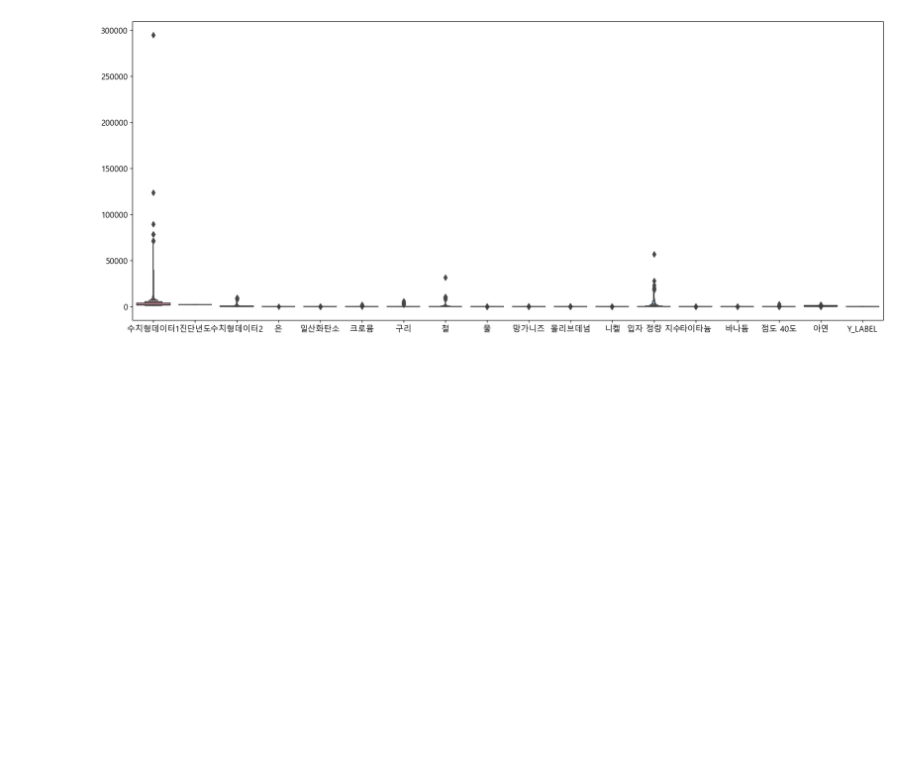
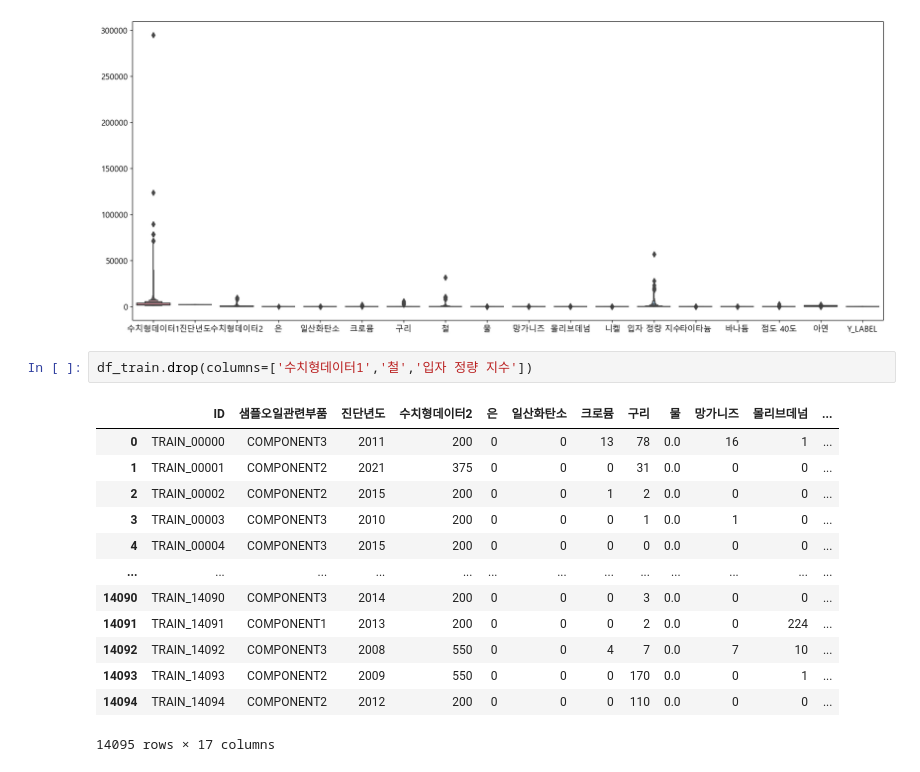
Before and after one commit to YoonJiHwan98/Sejoing_Univ_3-2, a Jupyter notebook: construct_Oil/data_EDA.ipynb, the cells around one changed output. Cells and saved outputs as stored; diff of their text form; blank space fills up the shorter version.

```diff
--- a/construct_Oil/data_EDA.ipynb
+++ b/construct_Oil/data_EDA.ipynb
@@ -304,3 +304,19 @@ sns.boxenplot(df_train)
 plt.show()
 # %% [output]
 [figure]
+# %%
+df_train.drop(columns=['수치형데이터1','철','입자 정량 지수'])
+# %% [output]
+|  | ID | 샘플오일관련부품 | 진단년도 | 수치형데이터2 | 은 | 일산화탄소 | 크로뮴 | 구리 | 물 | 망가니즈 | 몰리브데넘 | ... |
+| 0 | TRAIN_00000 | COMPONENT3 | 2011 | 200 | 0 | 0 | 13 | 78 | 0.0 | 16 | 1 | ... |
+| 1 | TRAIN_00001 | COMPONENT2 | 2021 | 375 | 0 | 0 | 0 | 31 | 0.0 | 0 | 0 | ... |
+| 2 | TRAIN_00002 | COMPONENT2 | 2015 | 200 | 0 | 0 | 1 | 2 | 0.0 | 0 | 0 | ... |
+| 3 | TRAIN_00003 | COMPONENT3 | 2010 | 200 | 0 | 0 | 0 | 1 | 0.0 | 1 | 0 | ... |
+| 4 | TRAIN_00004 | COMPONENT3 | 2015 | 200 | 0 | 0 | 0 | 0 | 0.0 | 0 | 0 | ... |
+| ... | ... | ... | ... | ... | ... | ... | ... | ... | ... | ... | ... | ... |
+| 14090 | TRAIN_14090 | COMPONENT3 | 2014 | 200 | 0 | 0 | 0 | 3 | 0.0 | 0 | 0 | ... |
+| 14091 | TRAIN_14091 | COMPONENT1 | 2013 | 200 | 0 | 0 | 0 | 2 | 0.0 | 0 | 224 | ... |
+| 14092 | TRAIN_14092 | COMPONENT3 | 2008 | 550 | 0 | 0 | 4 | 7 | 0.0 | 7 | 10 | ... |
+| 14093 | TRAIN_14093 | COMPONENT2 | 2009 | 550 | 0 | 0 | 0 | 170 | 0.0 | 0 | 1 | ... |
+| 14094 | TRAIN_14094 | COMPONENT2 | 2012 | 200 | 0 | 0 | 0 | 110 | 0.0 | 0 | 0 | ... |
+14095 rows × 17 columns
```
Also changed, not shown: parts of 7 cells of this notebook, 1 other file.
